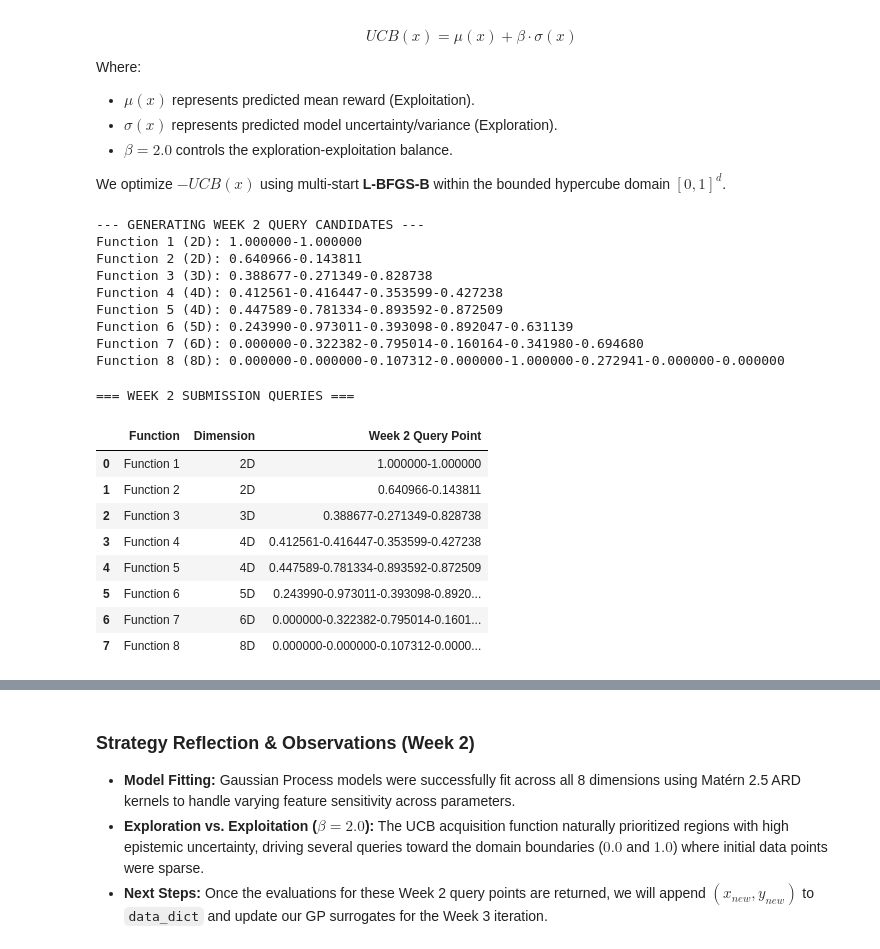
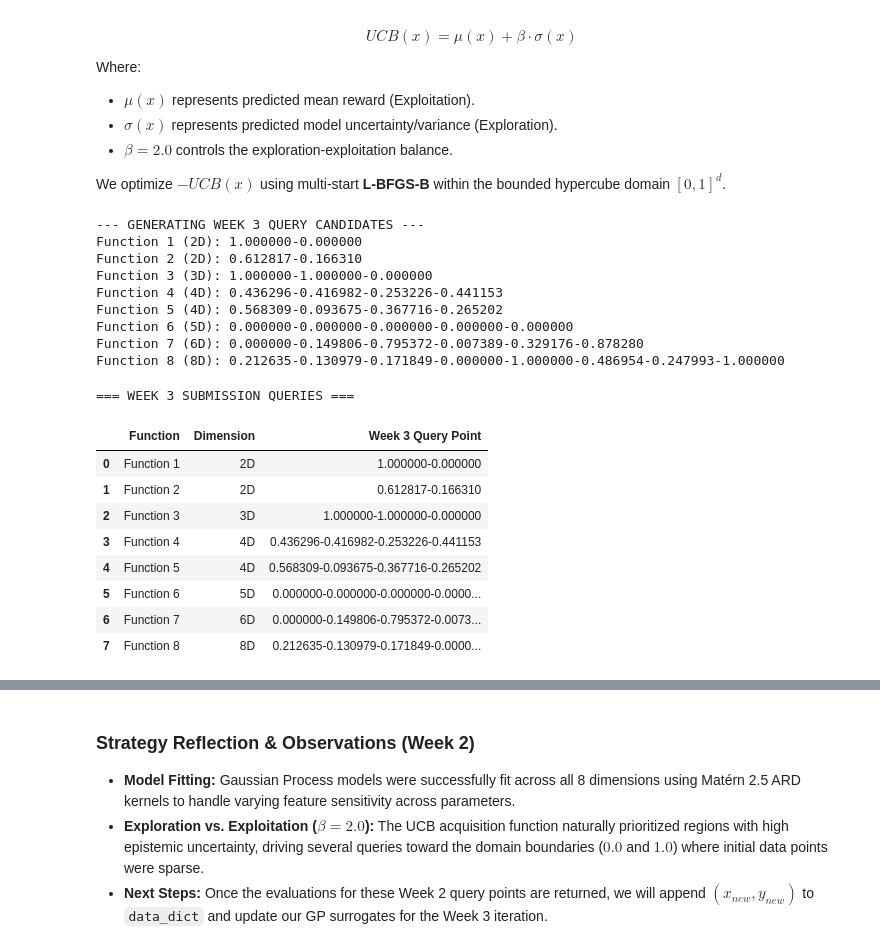
Before and after one commit to Kalyan180655/bayesian-optimization-capstone, a Jupyter notebook: Bayesian_Optimization_Capstone_Master.ipynb, the cells around one changed output, grey strips where cells are left out. Saved outputs shown, nothing was run; the diff lists cells and outputs as text; code cells hidden in the pictures.

```diff
--- a/Bayesian_Optimization_Capstone_Master.ipynb
+++ b/Bayesian_Optimization_Capstone_Master.ipynb
@@ -199,41 +248,42 @@ def generate_weekly_queries(data_dict, beta=2.0, random_state=42):
 
     return query_results
 
-print("--- GENERATING WEEK 2 QUERY CANDIDATES ---")
-week2_queries = generate_weekly_queries(data_dict, beta=2.0)
+print("--- GENERATING WEEK 3 QUERY CANDIDATES ---")
+#week2_queries = generate_weekly_queries(data_dict, beta=2.0)
+week3_queries = generate_weekly_queries(data_dict, beta=2.0)
 # %% [output]
---- GENERATING WEEK 2 QUERY CANDIDATES ---
-Function 1 (2D): 1.000000-1.000000
-Function 2 (2D): 0.640966-0.143811
-Function 3 (3D): 0.388677-0.271349-0.828738
-Function 4 (4D): 0.412561-0.416447-0.353599-0.427238
-Function 5 (4D): 0.447589-0.781334-0.893592-0.872509
-Function 6 (5D): 0.243990-0.973011-0.393098-0.892047-0.631139
-Function 7 (6D): 0.000000-0.322382-0.795014-0.160164-0.341980-0.694680
-Function 8 (8D): 0.000000-0.000000-0.107312-0.000000-1.000000-0.272941-0.000000-0.000000
+--- GENERATING WEEK 3 QUERY CANDIDATES ---
+Function 1 (2D): 1.000000-0.000000
+Function 2 (2D): 0.612817-0.166310
+Function 3 (3D): 1.000000-1.000000-0.000000
+Function 4 (4D): 0.436296-0.416982-0.253226-0.441153
+Function 5 (4D): 0.568309-0.093675-0.367716-0.265202
+Function 6 (5D): 0.000000-0.000000-0.000000-0.000000-0.000000
+Function 7 (6D): 0.000000-0.149806-0.795372-0.007389-0.329176-0.878280
+Function 8 (8D): 0.212635-0.130979-0.171849-0.000000-1.000000-0.486954-0.247993-1.000000
 # %%
 import warnings
 from sklearn.exceptions import ConvergenceWarning
 
 # Suppress hyperparameter boundary convergence warnings for clean presentation
 warnings.filterwarnings("ignore", category=ConvergenceWarning)
 
 # Format into a clean Pandas DataFrame for submission/portfolio display
 results_df = pd.DataFrame([
-    {"Function": name, "Dimension": f"{FUNCTION_SPECS[name]}D", "Week 2 Query Point": query}
-    for name, query in week2_queries.items()
+    {"Function": name, "Dimension": f"{FUNCTION_SPECS[name]}D", "Week 3 Query Point": query}
+    for name, query in week3_queries.items()
 ])
 
-print("=== WEEK 2 SUBMISSION QUERIES ===")
+print("=== WEEK 3 SUBMISSION QUERIES ===")
 results_df
 # %% [output]
-=== WEEK 2 SUBMISSION QUERIES ===
+=== WEEK 3 SUBMISSION QUERIES ===
-|  | Function | Dimension | Week 2 Query Point |
-| 0 | Function 1 | 2D | 1.000000-1.000000 |
-| 1 | Function 2 | 2D | 0.640966-0.143811 |
-| 2 | Function 3 | 3D | 0.388677-0.271349-0.828738 |
-| 3 | Function 4 | 4D | 0.412561-0.416447-0.353599-0.427238 |
-| 4 | Function 5 | 4D | 0.447589-0.781334-0.893592-0.872509 |
-| 5 | Function 6 | 5D | 0.243990-0.973011-0.393098-0.8920... |
-| 6 | Function 7 | 6D | 0.000000-0.322382-0.795014-0.1601... |
-| 7 | Function 8 | 8D | 0.000000-0.000000-0.107312-0.0000... |
+|  | Function | Dimension | Week 3 Query Point |
+| 0 | Function 1 | 2D | 1.000000-0.000000 |
+| 1 | Function 2 | 2D | 0.612817-0.166310 |
+| 2 | Function 3 | 3D | 1.000000-1.000000-0.000000 |
+| 3 | Function 4 | 4D | 0.436296-0.416982-0.253226-0.441153 |
+| 4 | Function 5 | 4D | 0.568309-0.093675-0.367716-0.265202 |
+| 5 | Function 6 | 5D | 0.000000-0.000000-0.000000-0.0000... |
+| 6 | Function 7 | 6D | 0.000000-0.149806-0.795372-0.0073... |
+| 7 | Function 8 | 8D | 0.212635-0.130979-0.171849-0.0000... |
```
Also changed, not shown: parts of 3 cells of this notebook.
